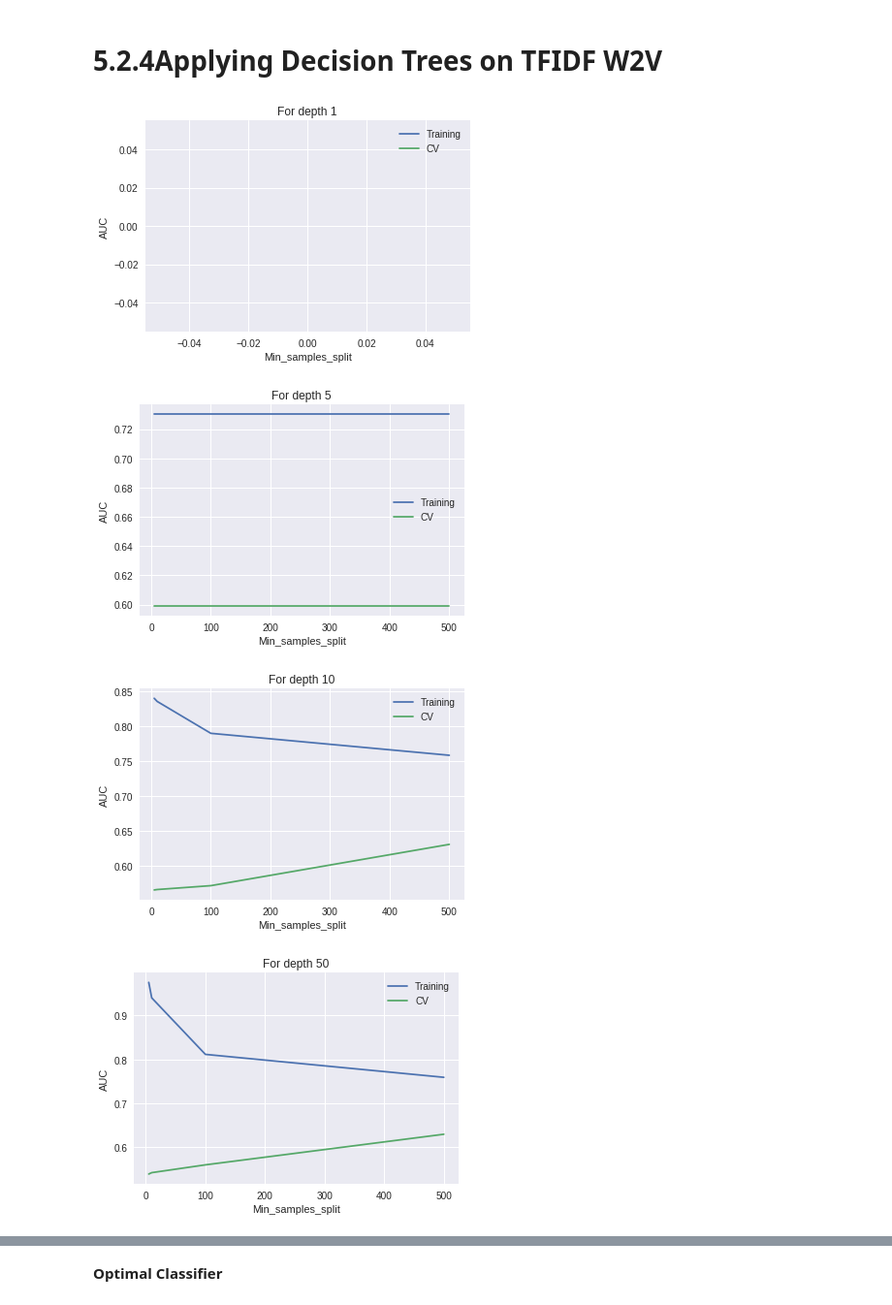
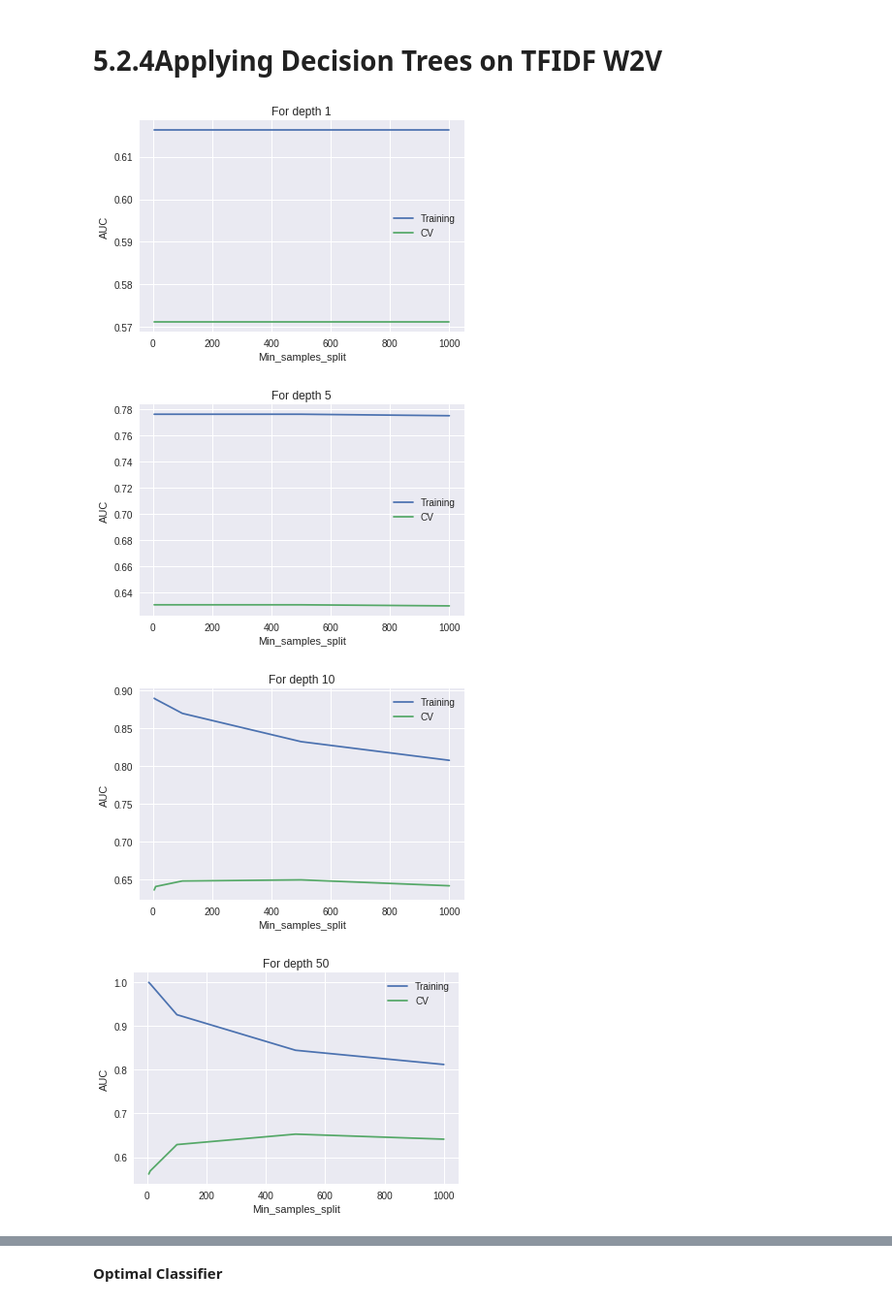
Before and after one commit to mitesh98/Amazon-Fine-Food-Review, a Jupyter notebook: DecisionTree.ipynb, the cells around one changed output, grey strips where cells are left out. Shown at 97% size. Cells and saved outputs as stored; diff of their text form; code cells hidden in the pictures.

```diff
--- a/DecisionTree.ipynb
+++ b/DecisionTree.ipynb
@@ -701,11 +734,14 @@ test_tfidf=tfidf_vectorizer.transform(test_data)
 # %%
-clf=DecisionTreeClassifier(criterion='gini',min_samples_split=100,max_depth=5)
-clf.fit(Train_tfidf,y_Train)
-y_pred=clf.predict(test_tfidf)
+clf=DecisionTreeClassifier(criterion='gini',min_samples_split=500,max_depth=10)
+clf.fit(train_tfidf,y_train)
+#y_pred=clf.predict(test_tfidf)
+calibarator=CalibratedClassifierCV(clf,cv='prefit',method='sigmoid')
+calibarator.fit(train_tfidf,y_train)
+y_pred=calibarator.predict_proba(test_tfidf)
+auc=roc_auc_score(y_test,y_pred[:,1])
  #Drawing ROC curve
-fpr, tpr, thresholds = roc_curve(y_pred, y_test)
-roc_auc = auc(fpr, tpr)
-print(' AUC = ',metrics.auc(fpr, tpr))
+
+print(' AUC = ',auc)
 plt.figure()
 plt.plot(fpr, tpr, color='darkorange', lw=1, label='ROC curve (area = %0.2f)' % roc_auc)
 plt.plot([0, 1], [0, 1], color='navy', lw=1, linestyle='--')
@@ -716,6 +752,4 @@ plt.ylabel('True Positive Rate')
 plt.title('Receiver operating characteristic')
 plt.legend(loc="lower right")
 plt.show()
-print("\n\n")
-print(metrics.classification_report(y_test,y_pred))
 # %% [output]
@@ -808,13 +847,13 @@ for d in Depth:
     clf.fit(sent_vectors, y_train)
 
     #Training Data
-    y_predict_train=clf.predict(sent_vectors)
-    fpr,tpr,thresholds=roc_curve(y_predict_train,y_train)
+    y_predict_train=clf.predict_proba(sent_vectors)
+    fpr,tpr,thresholds=roc_curve(y_train,y_predict_train[:,1])
     AUC_training.append(metrics.auc(fpr,tpr))
 
     #CV Curve
-    y_predict_cv=clf.predict(sent_vectors_cv)
-    fpr, tpr, thresholds = roc_curve(y_predict_cv, y_cv)
+    y_predict_cv=clf.predict_proba(sent_vectors_cv)[:,1]
+    fpr, tpr, thresholds = roc_curve(y_cv,y_predict_cv)
     AUC_cv.append(metrics.auc(fpr, tpr))
 
   #Plotting Graph
@@ -839,12 +878,12 @@ for d in Depth:
 # %% [markdown]
 **Optimal Classifier**
 # %%
-clf=DecisionTreeClassifier(criterion='gini',min_samples_split=100,max_depth=5)
+clf=DecisionTreeClassifier(criterion='gini',min_samples_split=500,max_depth=10)
 clf.fit(sent_vectors,y_train)
-y_pred=clf.predict(sent_vectors_test)
+y_pred=clf.predict_proba(sent_vectors_test)[:,1]
  #Drawing ROC curve
-fpr, tpr, thresholds = roc_curve(y_pred, y_test)
-roc_auc = auc(fpr, tpr)
+fpr, tpr, thresholds = roc_curve(y_test,y_pred)
+roc_auc =metrics. auc(fpr, tpr)
 print(' AUC = ',metrics.auc(fpr, tpr))
 plt.figure()
 plt.plot(fpr, tpr, color='darkorange', lw=1, label='ROC curve (area = %0.2f)' % roc_auc)
@@ -856,6 +895,4 @@ plt.ylabel('True Positive Rate')
 plt.title('Receiver operating characteristic')
 plt.legend(loc="lower right")
 plt.show()
-print("\n\n")
-print(metrics.classification_report(y_test,y_pred))
 # %% [output]
@@ -873,36 +915,36 @@ weighted avg       0.80      0.83      0.75     30000
 # 5.2.4Applying Decision Trees on TFIDF W2V
 # %%
 Depth=[1, 5, 10, 50, 100, 500, 1000]
-Min_samples_split=[5, 10, 100, 500]
+Min_samples_split=[5, 10, 100, 500,1000]
 # %%
 for d in Depth:
   AUC_training=[]
   AUC_cv=[]
   for m in Min_samples_split:
     clf=DecisionTreeClassifier(criterion='gini',min_samples_split=m,max_depth=d)
     clf.fit(tfidf_sent_vectors_train, y_train)
 
     #Training Data
-    y_predict_train=clf.predict(tfidf_sent_vectors_train)
-    fpr,tpr,thresholds=roc_curve(y_predict_train,y_train)
+    y_predict_train=clf.predict_proba(tfidf_sent_vectors_train)
+    fpr,tpr,thresholds=roc_curve(y_train,y_predict_train[:,1])
     AUC_training.append(metrics.auc(fpr,tpr))
 
     #CV Curve
-    y_predict_cv=clf.predict(tfidf_sent_vectors_cv)
-    fpr, tpr, thresholds = roc_curve(y_predict_cv, y_cv)
+    y_predict_cv=clf.predict_proba(tfidf_sent_vectors_cv)
+    fpr, tpr, thresholds = roc_curve(y_cv,y_predict_cv[:,1])
     AUC_cv.append(metrics.auc(fpr, tpr))
 
   #Plotting Graph
 
   plt.plot(Min_samples_split,AUC_training,label='Training')
   plt.plot(Min_samples_split,AUC_cv,label="CV")
   plt.ylabel('AUC')
   plt.xlabel('Min_samples_split')
   plt.title('For depth %d'%d)
   plt.legend()
   plt.show()
 # %% [output]
-[figure, old version]
+[figure, new version]
-[figure, old version]
+[figure, new version]
-[figure, old version]
+[figure, new version]
-[figure, old version]
+[figure, new version]
```
Also changed, not shown: parts of 37 cells of this notebook.
